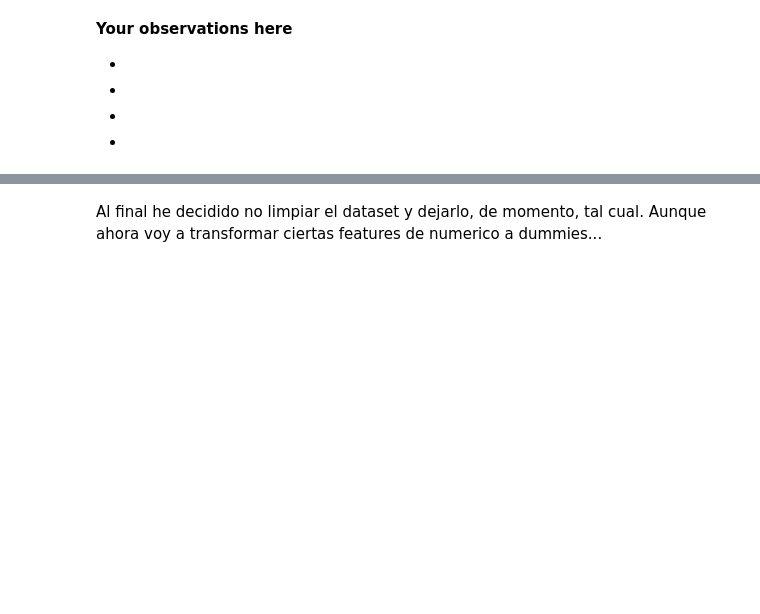
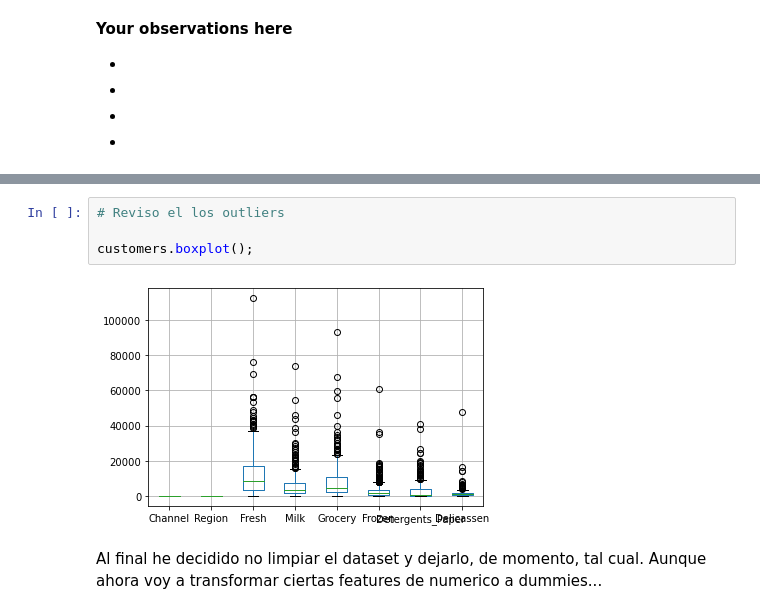
Before and after one commit to Ironhack-Data-Madrid-Marzo-2022/7.4-lab-unsupervised-learning, a Jupyter notebook: your-code/main.ipynb, the cells around one changed output, grey strips where cells are left out. Cells and saved outputs as stored; diff of their text form; blank space fills up the shorter version.

```diff
--- a/your-code/main.ipynb
+++ b/your-code/main.ipynb
@@ -64,3 +121,9 @@ customers.columns   # se observan las columnas
+# %%
+# Reviso el los outliers
+
+customers.boxplot();
+# %% [output]
+[figure, added]
 # %% [markdown]
 Al final he decidido no limpiar el dataset y dejarlo, de momento, tal cual. Aunque ahora voy a transformar ciertas features de numerico a dummies...
 # %% [markdown]
```
Also changed, not shown: parts of 32 cells of this notebook.
